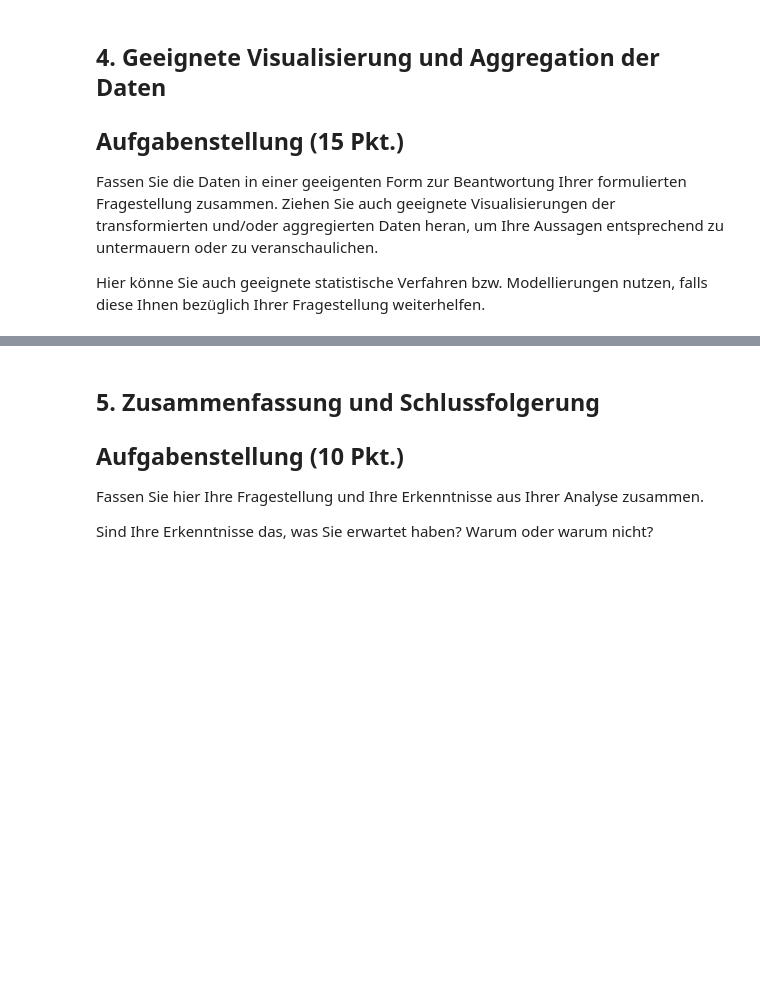
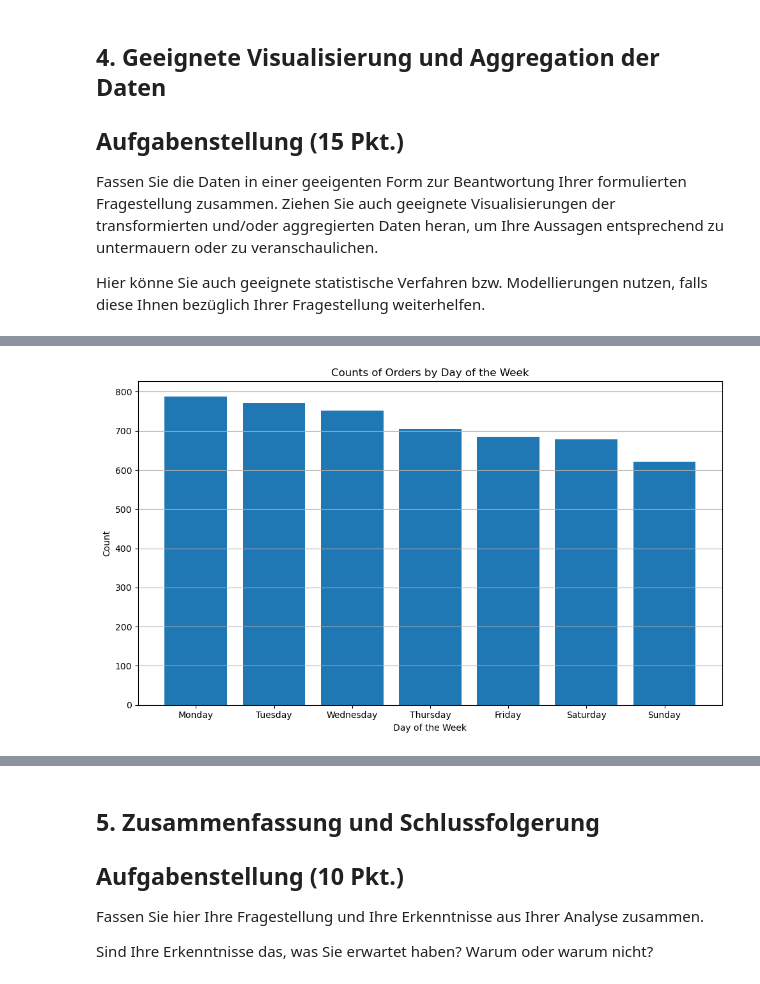
Before and after one commit to SchierleLukas/programming-for-datascience, a Jupyter notebook: notebooks/project.ipynb, the cells around one changed output, grey strips where cells are left out. Saved outputs shown, nothing was run; the diff lists cells and outputs as text; code cells hidden in the pictures; blank space fills up the shorter version.

```diff
--- a/notebooks/project.ipynb
+++ b/notebooks/project.ipynb
@@ -233,0 +326,15 @@ Hier könne Sie auch geeignete statistische Verfahren bzw. Modellierungen nutzen
+# %%
+# An welchem Wochentag wird am häufigsten bestellt?
+day_of_week_counts = df['Order Date'].dt.dayofweek.value_counts()
+days_of_week = ['Monday', 'Tuesday', 'Wednesday', 'Thursday', 'Friday', 'Saturday', 'Sunday']
+
+plt.figure(figsize=(10, 6))
+plt.bar(days_of_week, day_of_week_counts)
+plt.title('Counts of Orders by Day of the Week')
+plt.xlabel('Day of the Week')
+plt.ylabel('Count')
+plt.grid(axis='y')
+plt.tight_layout()
+plt.show()
+# %% [output]
+[figure, added]
```
Also changed, not shown: parts of 12 cells of this notebook.
